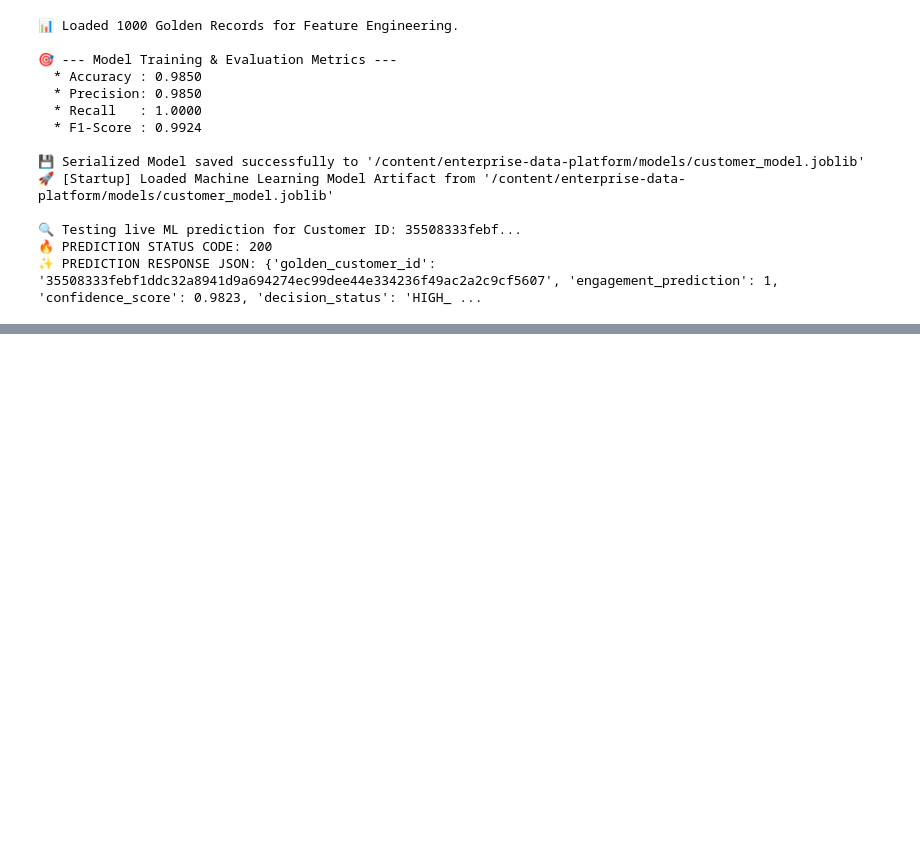
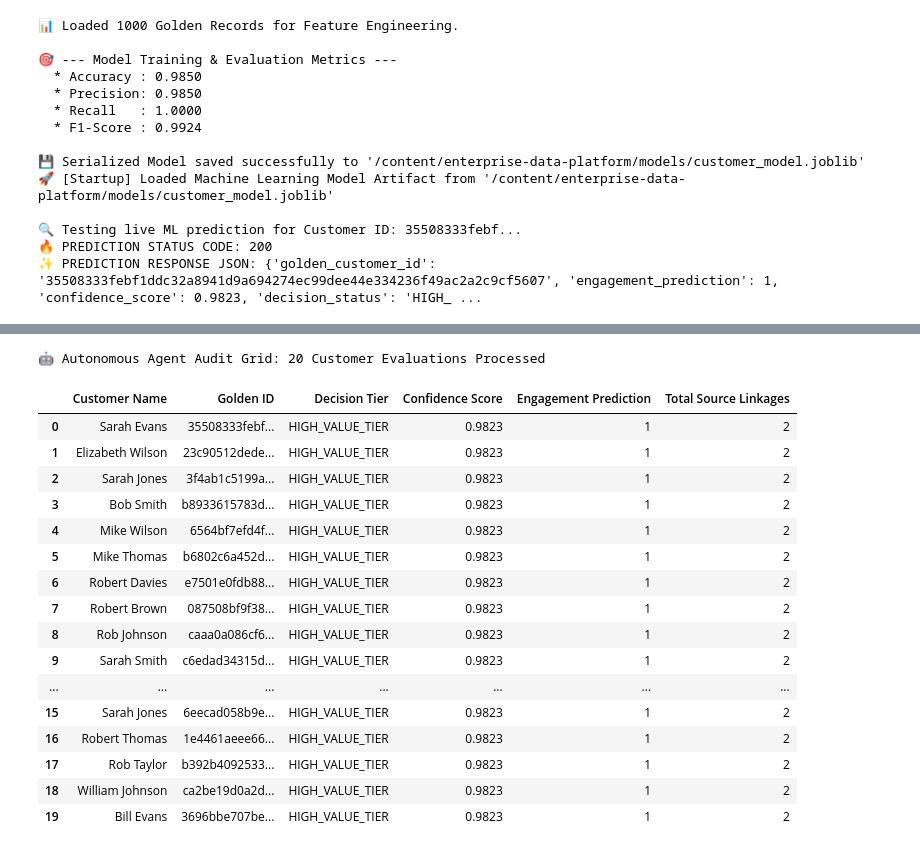
Before and after one commit to mitalidaduria/enterprise-data-platform, a Jupyter notebook: Execution.ipynb, the cells around one changed output, grey strips where cells are left out. Drawn from its saved outputs; the diff is of its cells as text; code cells hidden in the pictures; blank space fills up the shorter version.

```diff
--- a/Execution.ipynb
+++ b/Execution.ipynb
@@ -306,0 +564,61 @@ with TestClient(app) as client:
+# %%
+import subprocess
+import time
+import requests
+import pandas as pd
+from IPython.display import display
+
+# 1. Start FastAPI server in the background
+server_process = subprocess.Popen(
+    ["uvicorn", "gateway.app:app", "--host", "127.0.0.1", "--port", "8000"],
+    stdout=subprocess.PIPE,
+    stderr=subprocess.PIPE
+)
+time.sleep(3)
+
+# 2. Run the agent evaluation loop and collect results into a list
+API_BASE_URL = "http://127.0.0.1:8000"
+agent_results = []
+
+try:
+    customers = requests.get(f"{API_BASE_URL}/customers?limit=20").json()
+    for cust in customers:
+        cust_id = cust["golden_customer_id"]
+        pred_res = requests.get(f"{API_BASE_URL}/predict/{cust_id}")
+        if pred_res.status_code == 200:
+            data = pred_res.json()
+            agent_results.append({
+                "Customer Name": cust["primary_name"],
+                "Golden ID": cust_id[:12] + "...",
+                "Decision Tier": data.get("decision_status"),
+                "Confidence Score": data.get("confidence_score"),
+                "Engagement Prediction": data.get("engagement_prediction"),
+                "Total Source Linkages": cust["total_source_linkages"]
+            })
+finally:
+    # 3. Terminate background server safely
+    server_process.terminate()
+
+# 4. Load results into a Pandas DataFrame and display as an interactive grid
+df_agent = pd.DataFrame(agent_results)
+print(f"🤖 Autonomous Agent Audit Grid: {len(df_agent)} Customer Evaluations Processed")
+display(df_agent)
+# %% [output]
+🤖 Autonomous Agent Audit Grid: 20 Customer Evaluations Processed
+|  | Customer Name | Golden ID | Decision Tier | Confidence Score | Engagement Prediction | Total Source Linkages |
+| 0 | Sarah Evans | 35508333febf... | HIGH_VALUE_TIER | 0.9823 | 1 | 2 |
+| 1 | Elizabeth Wilson | 23c90512dede... | HIGH_VALUE_TIER | 0.9823 | 1 | 2 |
+| 2 | Sarah Jones | 3f4ab1c5199a... | HIGH_VALUE_TIER | 0.9823 | 1 | 2 |
+| 3 | Bob Smith | b8933615783d... | HIGH_VALUE_TIER | 0.9823 | 1 | 2 |
+| 4 | Mike Wilson | 6564bf7efd4f... | HIGH_VALUE_TIER | 0.9823 | 1 | 2 |
+| 5 | Mike Thomas | b6802c6a452d... | HIGH_VALUE_TIER | 0.9823 | 1 | 2 |
+| 6 | Robert Davies | e7501e0fdb88... | HIGH_VALUE_TIER | 0.9823 | 1 | 2 |
+| 7 | Robert Brown | 087508bf9f38... | HIGH_VALUE_TIER | 0.9823 | 1 | 2 |
+| 8 | Rob Johnson | caaa0a086cf6... | HIGH_VALUE_TIER | 0.9823 | 1 | 2 |
+| 9 | Sarah Smith | c6edad34315d... | HIGH_VALUE_TIER | 0.9823 | 1 | 2 |
+| ... | ... | ... | ... | ... | ... | ... |
+| 15 | Sarah Jones | 6eecad058b9e... | HIGH_VALUE_TIER | 0.9823 | 1 | 2 |
+| 16 | Robert Thomas | 1e4461aeee66... | HIGH_VALUE_TIER | 0.9823 | 1 | 2 |
+| 17 | Rob Taylor | b392b4092533... | HIGH_VALUE_TIER | 0.9823 | 1 | 2 |
+| 18 | William Johnson | ca2be19d0a2d... | HIGH_VALUE_TIER | 0.9823 | 1 | 2 |
+| 19 | Bill Evans | 3696bbe707be... | HIGH_VALUE_TIER | 0.9823 | 1 | 2 |
```
Also changed, not shown: parts of 3 cells of this notebook.
